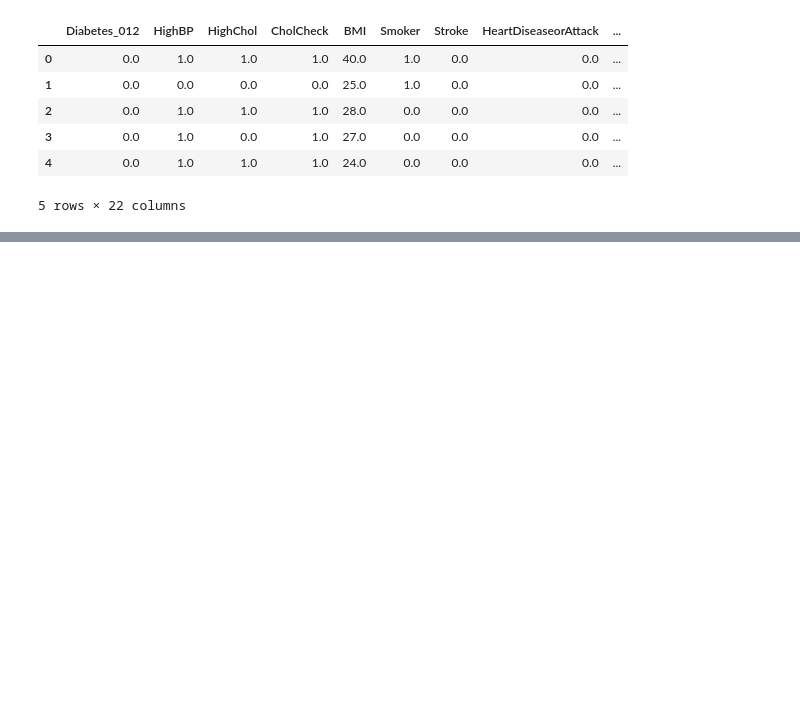
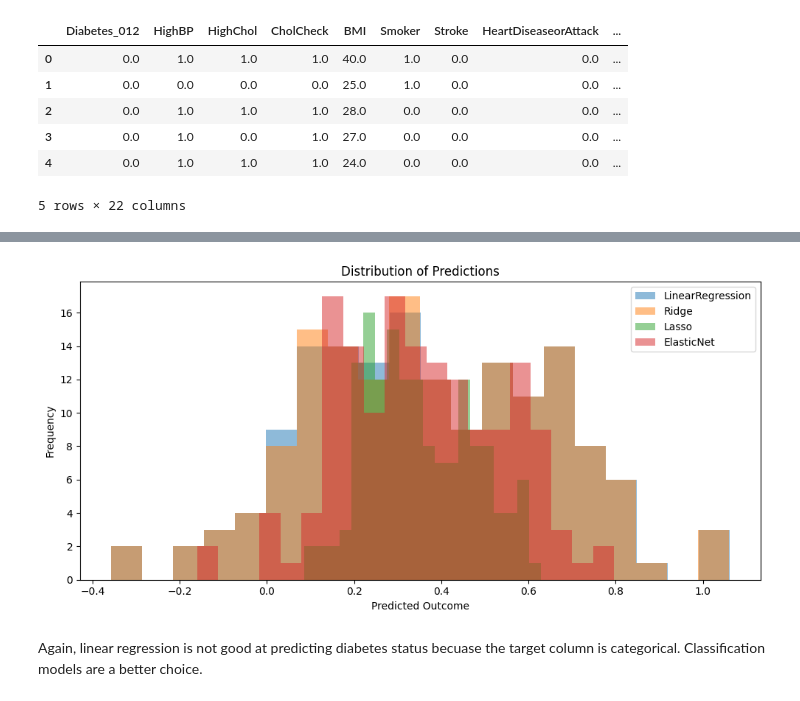
Before and after one commit to rain-dimen/Data-Science-Capstone_Fall-2025, a Jupyter notebook: Capstone-Wk2-JupyterNotebook-Dimen-Rain.ipynb, the cells around one changed output, grey strips where cells are left out. Saved outputs shown, nothing was run; the diff lists cells and outputs as text; code cells hidden in the pictures; blank space fills up the shorter version.

```diff
--- a/Capstone-Wk2-JupyterNotebook-Dimen-Rain.ipynb
+++ b/Capstone-Wk2-JupyterNotebook-Dimen-Rain.ipynb
@@ -706,0 +211,17 @@ plt.show()
+# %%
+plt.figure(figsize=(10, 5))
+
+for name, model in models.items():
+    y_pred = model.predict(X_test_scaled)
+    plt.hist(y_pred, bins=20, alpha=0.5, label=name)
+
+plt.title("Distribution of Predictions")
+plt.xlabel("Predicted Outcome")
+plt.ylabel("Frequency")
+plt.legend()
+plt.tight_layout()
+plt.show()
+# %% [output]
+[figure, added]
+# %% [markdown]
+Again, linear regression is not good at predicting diabetes status becuase the target column is categorical. Classification models are a better choice.
```
Also changed, not shown: parts of 45 cells of this notebook.
